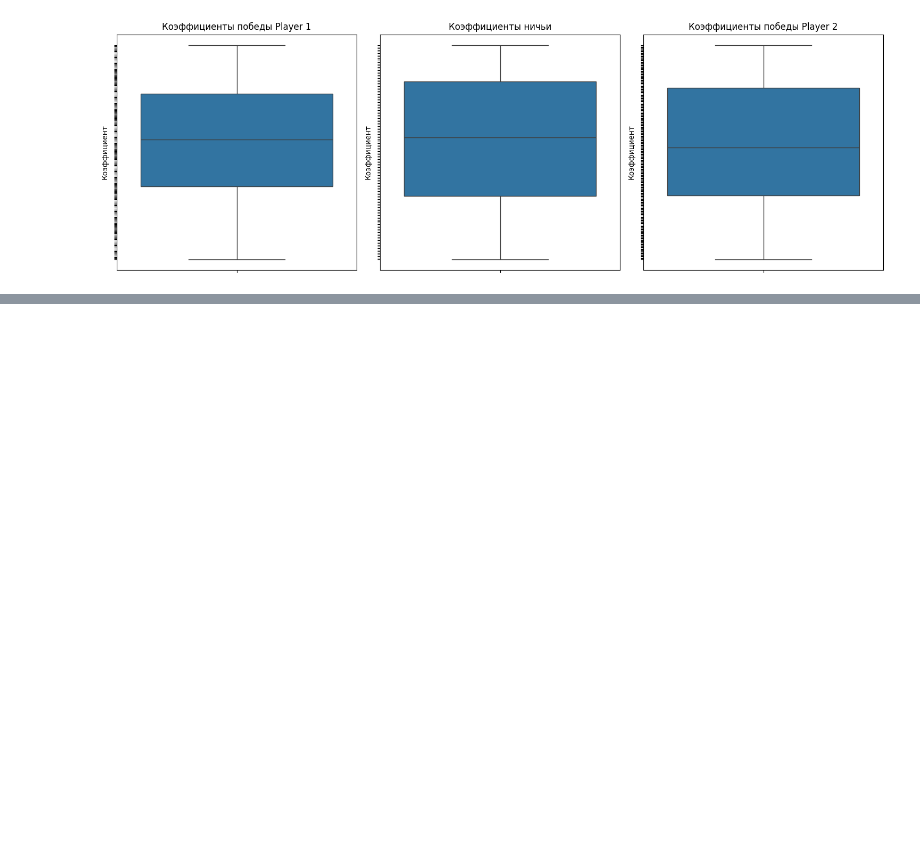
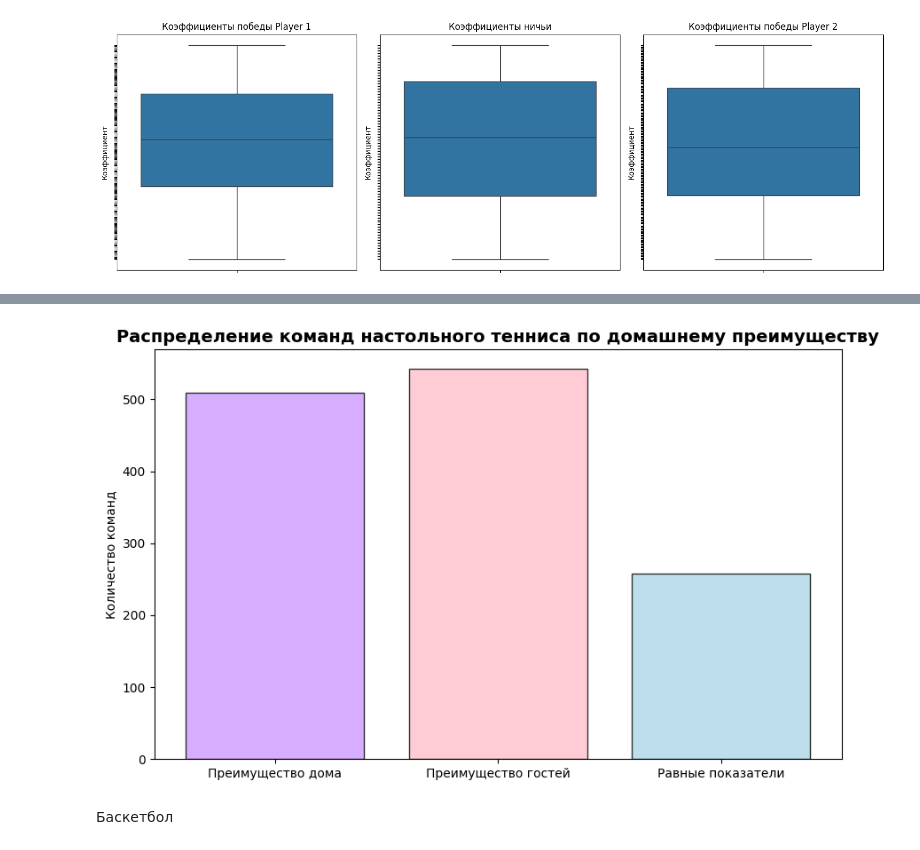
Before and after one commit to topeli/GP-2, a Jupyter notebook: ГП_2.ipynb, the cells around one changed output, grey strips where cells are left out. Saved outputs shown, nothing was run; the diff lists cells and outputs as text; code cells hidden in the pictures; blank space fills up the shorter version.

```diff
--- a/ГП_2.ipynb
+++ b/ГП_2.ipynb
@@ -1086,0 +1274,22 @@ dtype: bool
+# %%
+table_tennis_data = data_past[data_past['Sport'] == 'Настольный теннис']
+
+team_home_analysis_tt = table_tennis_data.groupby('Player_1').agg({
+    'result': [('total_home_matches', 'count'), ('home_wins', lambda x: (x == 'home_win').sum()), ('draws', lambda x: (x == 'draw').sum()),('home_losses', lambda x: (x == 'away_win').sum())]
+}).round(2)
+
+team_home_analysis_tt.columns = ['total_home_matches', 'home_wins', 'draws', 'home_losses']
+
+team_home_analysis_tt['home_win_%'] = (team_home_analysis_tt['home_wins'] / team_home_analysis_tt['total_home_matches'] * 100).round(2)
+team_home_analysis_tt['draw_%'] = (team_home_analysis_tt['draws'] / team_home_analysis_tt['total_home_matches'] * 100).round(2)
+team_home_analysis_tt['home_loss_%'] = (team_home_analysis_tt['home_losses'] / team_home_analysis_tt['total_home_matches'] * 100).round(2)
+
+home_win_teams_tt = team_home_analysis_tt[team_home_analysis_tt['home_win_%'] > team_home_analysis_tt['home_loss_%']]
+home_loss_teams_tt = team_home_analysis_tt[team_home_analysis_tt['home_win_%'] < team_home_analysis_tt['home_loss_%']]
+equal_teams_tt = team_home_analysis_tt[team_home_analysis_tt['home_win_%'] == team_home_analysis_tt['home_loss_%']]
+
+print(f"Команд с преимуществом дома: {len(home_win_teams_tt)}")
+print(f"Команд с преимуществом гостей: {len(home_loss_teams_tt)}")
+print(f"Команд с равными показателями: {len(equal_teams_tt)}")
+
+team_home_analysis_tt[['total_home_matches', 'home_win_%', 'draw_%', 'home_loss_%']].sort_values('total_home_matches', ascending=False).head(20)
@@ -1086,0 +1318,18 @@ dtype: bool
+# %%
+import matplotlib.pyplot as plt
+
+categories = ['Преимущество дома', 'Преимущество гостей', 'Равные показатели']
+values = [len(home_win_teams_tt), len(home_loss_teams_tt), len(equal_teams_tt)]
+colors = ['#cc99ff', 'pink', 'lightblue']
+
+plt.figure(figsize=(10, 6))
+bars = plt.bar(categories, values, color=colors, alpha=0.8, edgecolor='black')
+
+plt.title('Распределение команд настольного тенниса по домашнему преимуществу', fontsize=14, fontweight='bold')
+plt.ylabel('Количество команд')
+
+plt.show()
+# %% [output]
+[figure, added]
+# %% [markdown]
+Баскетбол
```
Also changed, not shown: parts of 26 cells of this notebook.
